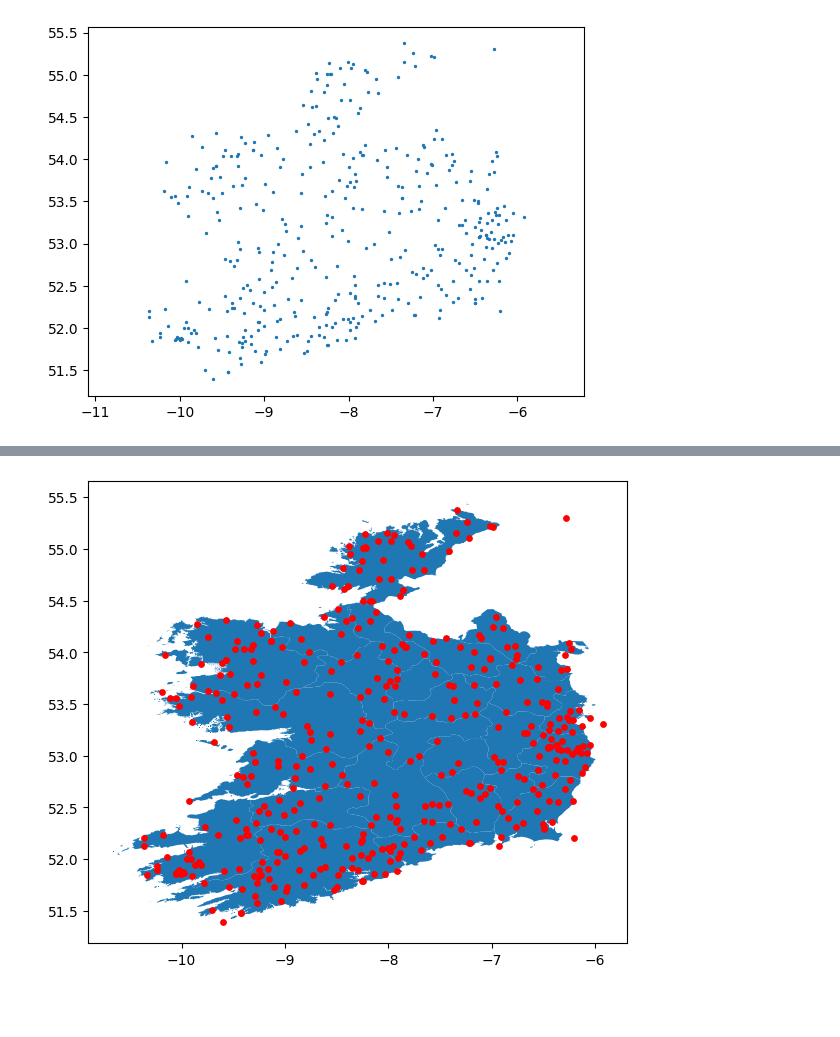
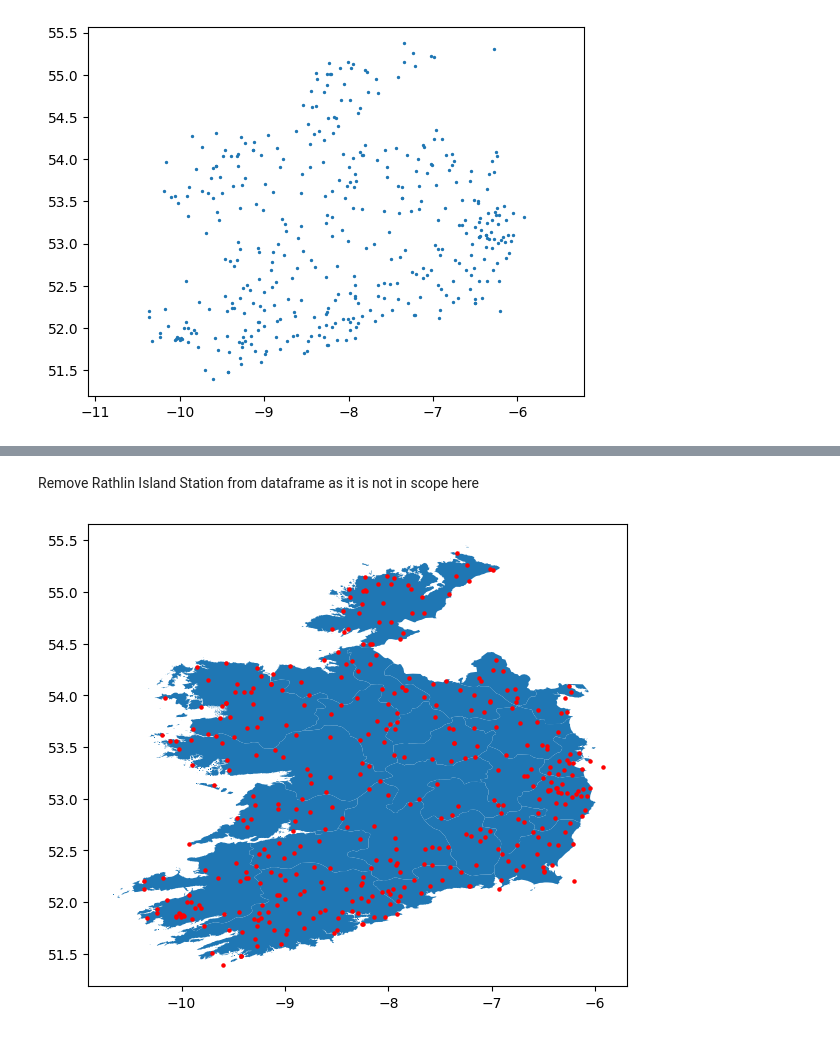
Before and after one commit to lanecolinp/UCDPA_lanecolinp, a Jupyter notebook: WeatherStation.ipynb, the cells around one changed output, grey strips where cells are left out. Drawn from its saved outputs; the diff is of its cells as text; code cells hidden in the pictures; blank space fills up the shorter version.

```diff
--- a/WeatherStation.ipynb
+++ b/WeatherStation.ipynb
@@ -78,8 +88,9 @@ plt.show()
+# %% [markdown]
+Remove Rathlin Island Station from dataframe as it is not in scope here
 # %%
+ltywsdf = ltywsdf.loc[ltywsdf["name"] != 'LH_RATHLIN_WEST']
 geometry = [Point(xy) for xy in zip(ltywsdf['longitude'], ltywsdf['latitude'])]
 gdf = GeoDataFrame(ltywsdf, geometry=geometry)
-
-IRL_map= gpd.read_file('./IRL_adm/IRL_adm1.shp')  #reading the map
-gdf.plot(ax=IRL_map.plot(figsize=(10, 6)), marker='o', color='red', markersize=15);
+gdf.plot(ax=IRL_map.plot(figsize=(10, 6)), marker='o', color='red', markersize=5);
 # %% [output]
-[figure, old version]
+[figure, new version]
```
Also changed, not shown: parts of 5 cells of this notebook.
